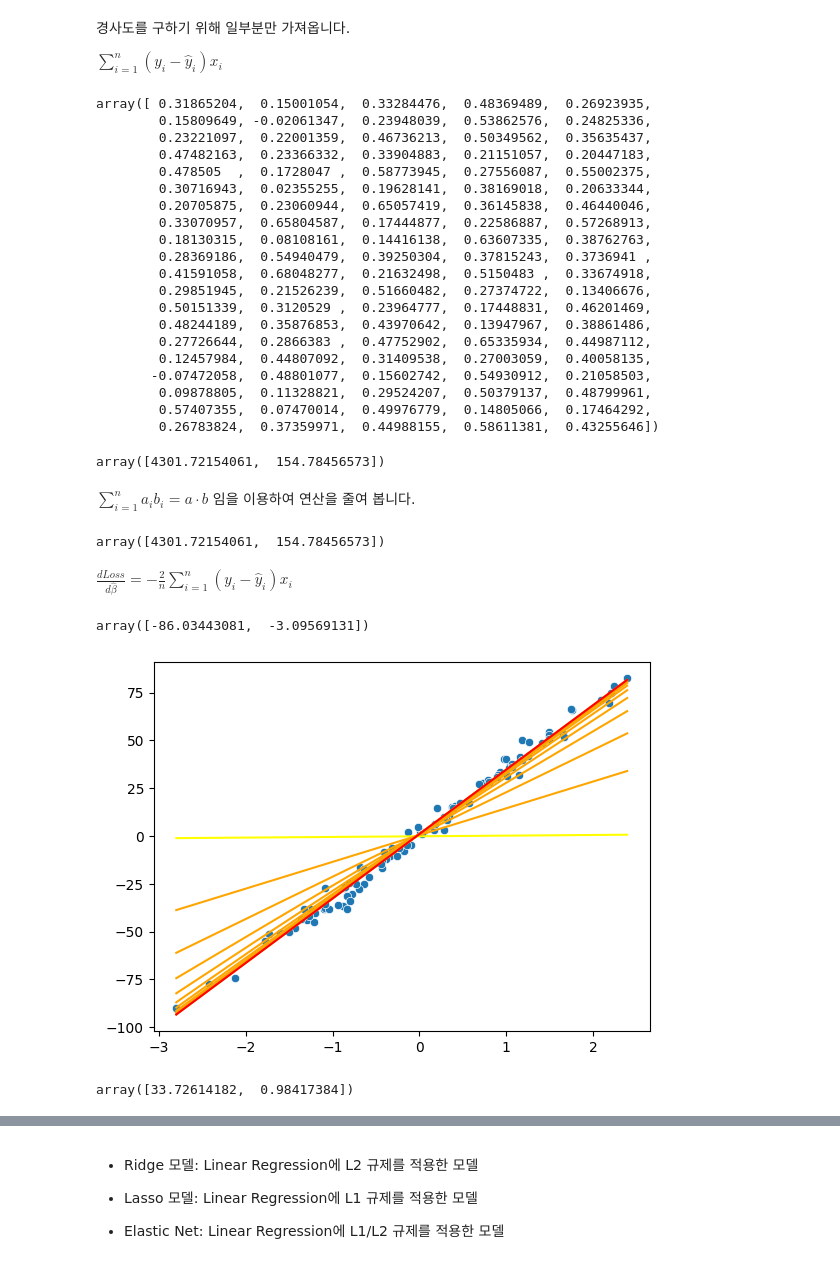
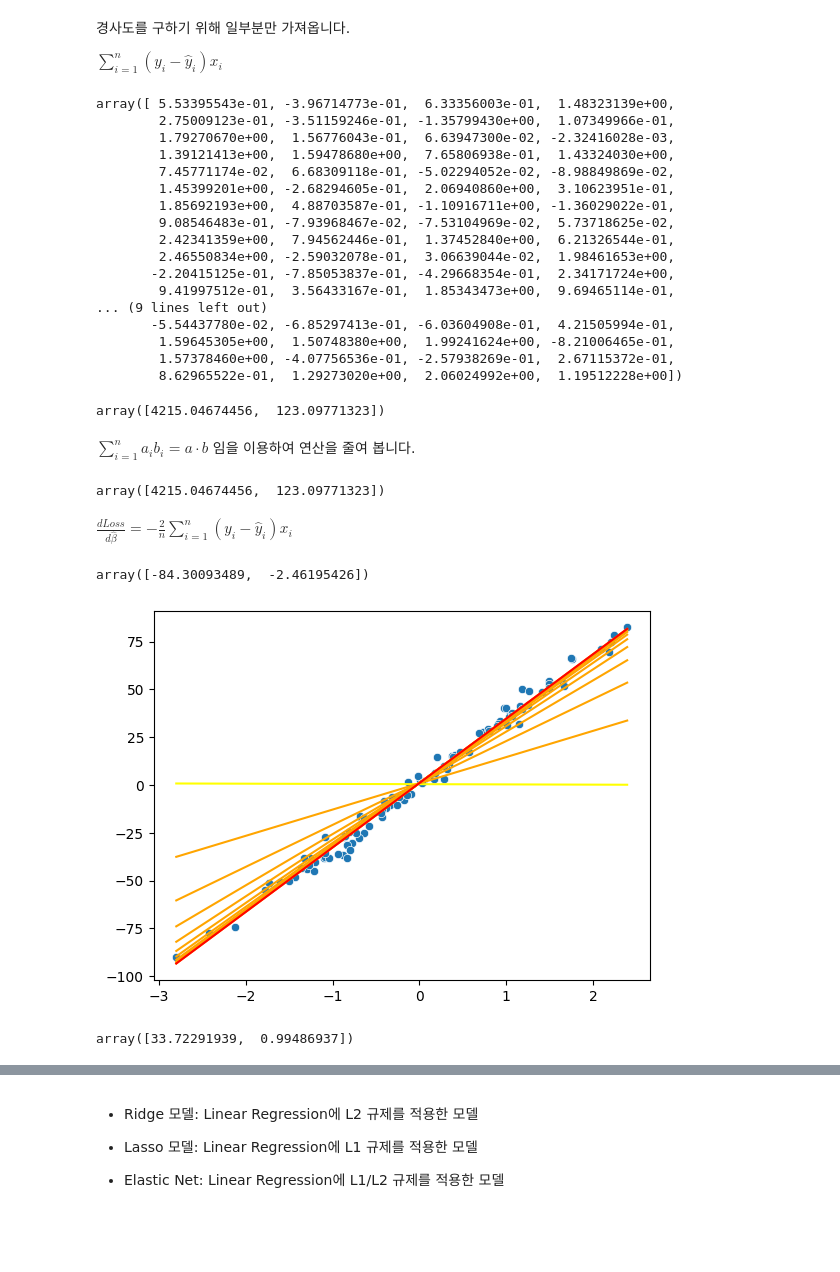
Before and after one commit to sunkusun9/rcmd_2312, a Jupyter notebook: 3. 머신 러닝.ipynb, the cells around one changed output, grey strips where cells are left out. Saved outputs shown, nothing was run; the diff lists cells and outputs as text; code cells hidden in the pictures; blank space fills up the shorter version.

```diff
--- a/3. 머신 러닝.ipynb
+++ b/3. 머신 러닝.ipynb
@@ -287,7 +287,7 @@ plt.show()
 $\hat{\beta} = (X^T X)^{-1} X^T y$
 # %%
 # Linear Regression의 상수항(beta_hat_0)을 행렬연산에 포함시켜 구하기 위해 모두 1인 입력변수를 추가합니다.
-X_1 = # TODO with
+X_1 = np.hstack([X, np.ones((X.shape[0], 1))])
 # 처음 5행만 출력합니다.
 X_1[:5]
 # %% [output]
@@ -299,8 +304,8 @@ array([[-0.09470897,  1.        ],
 # %%
 # OLS를 통한 Linear Regression 모델 학습
-X_gram = # TODO with # X^T, X 행렬곱을 합니다.
-X_gram_inv = # TODO with # X_gram의 역행렬을 구합니다.
-beta_hat = # TODO with # beta_hat을 구합니다.
+X_gram = np.dot(X_1.T, X_1) # X^T, X 행렬곱을 합니다.
+X_gram_inv = np.linalg.inv(X_gram) # X_gram의 역행렬을 구합니다.
+beta_hat = np.dot(np.dot(X_gram_inv, X_1.T), y) # TODO with # beta_hat을 구합니다.
 beta_hat
 # %% [output]
 array([33.9064697 ,  0.96504735])
@@ -350,77 +355,74 @@ array([0.14548449, 0.33243073])
 $\sum_{i=1}^{n}{\left(y_i - \hat{y}_i\right)x_i}$
 # %%
 # 먼저 y_hat: 예측값을 구해봅니다.
-y_hat = # TODO with
+y_hat = np.dot(X_1, beta_hat)
 y_hat
 # %% [output]
-array([ 0.31865204,  0.15001054,  0.33284476,  0.48369489,  0.26923935,
-        0.15809649, -0.02061347,  0.23948039,  0.53862576,  0.24825336,
-        0.23221097,  0.22001359,  0.46736213,  0.50349562,  0.35635437,
-        0.47482163,  0.23366332,  0.33904883,  0.21151057,  0.20447183,
-        0.478505  ,  0.1728047 ,  0.58773945,  0.27556087,  0.55002375,
-        0.30716943,  0.02355255,  0.19628141,  0.38169018,  0.20633344,
-        0.20705875,  0.23060944,  0.65057419,  0.36145838,  0.46440046,
-        0.33070957,  0.65804587,  0.17444877,  0.22586887,  0.57268913,
-        0.18130315,  0.08108161,  0.14416138,  0.63607335,  0.38762763,
-        0.28369186,  0.54940479,  0.39250304,  0.37815243,  0.3736941 ,
-        0.41591058,  0.68048277,  0.21632498,  0.5150483 ,  0.33674918,
-        0.29851945,  0.21526239,  0.51660482,  0.27374722,  0.13406676,
-        0.50151339,  0.3120529 ,  0.23964777,  0.17448831,  0.46201469,
-        0.48244189,  0.35876853,  0.43970642,  0.13947967,  0.38861486,
-        0.27726644,  0.2866383 ,  0.47752902,  0.65335934,  0.44987112,
-        0.12457984,  0.44807092,  0.31409538,  0.27003059,  0.40058135,
-       -0.07472058,  0.48801077,  0.15602742,  0.54930912,  0.21058503,
-        0.09878805,  0.11328821,  0.29524207,  0.50379137,  0.48799961,
-        0.57407355,  0.07470014,  0.49976779,  0.14805066,  0.17464292,
-        0.26783824,  0.37359971,  0.44988155,  0.58611381,  0.43255646])
+array([ 5.53395543e-01, -3.96714773e-01,  6.33356003e-01,  1.48323139e+00,
+        2.75009123e-01, -3.51159246e-01, -1.35799430e+00,  1.07349966e-01,
+        1.79270670e+00,  1.56776043e-01,  6.63947300e-02, -2.32416028e-03,
+        1.39121413e+00,  1.59478680e+00,  7.65806938e-01,  1.43324030e+00,
+        7.45771174e-02,  6.68309118e-01, -5.02294052e-02, -8.98849869e-02,
+        1.45399201e+00, -2.68294605e-01,  2.06940860e+00,  3.10623951e-01,
+        1.85692193e+00,  4.88703587e-01, -1.10916711e+00, -1.36029022e-01,
+        9.08546483e-01, -7.93968467e-02, -7.53104969e-02,  5.73718625e-02,
+        2.42341359e+00,  7.94562446e-01,  1.37452840e+00,  6.21326544e-01,
+        2.46550834e+00, -2.59032078e-01,  3.06639044e-02,  1.98461653e+00,
+       -2.20415125e-01, -7.85053837e-01, -4.29668354e-01,  2.34171724e+00,
+        9.41997512e-01,  3.56433167e-01,  1.85343473e+00,  9.69465114e-01,
+... (9 lines left out)
+       -5.54437780e-02, -6.85297413e-01, -6.03604908e-01,  4.21505994e-01,
+        1.59645305e+00,  1.50748380e+00,  1.99241624e+00, -8.21006465e-01,
+        1.57378460e+00, -4.07756536e-01, -2.57938269e-01,  2.67115372e-01,
+        8.62965522e-01,  1.29273020e+00,  2.06024992e+00,  1.19512228e+00])
 # %%
 np.sum(np.expand_dims(y - y_hat, -1) * X_1, axis=0)
 # %% [output]
-array([4301.72154061,  154.78456573])
+array([4215.04674456,  123.09771323])
 # %% [markdown]
 $\sum_{i=1}^{n}{a_i b_i} = a \cdot b$ 임을 이용하여 연산을 줄여 봅니다.
 # %%
-# TODO with
+np.dot(y - y_hat, X_1)
 # %% [output]
-array([4301.72154061,  154.78456573])
+array([4215.04674456,  123.09771323])
 # %% [markdown]
 $\frac{dLoss}{d\hat{\beta}} = -\frac{2}{n}\sum_{i=1}^{n}{\left(y_i - \hat{y}_i\right)x_i}$
 # %%
-beta_hat_grad = # TODO with
+beta_hat_grad = -2 * np.dot(y - y_hat, X_1) / X_1.shape[0]
 beta_hat_grad
 # %% [output]
-array([-86.03443081,  -3.09569131])
+array([-84.30093489,  -2.46195426])
 # %%
 beta_hat = np.random.uniform(-1, 1, 2) #  -1, 1 사이의 임의 수 2개를 생성합니다.
 sns.scatterplot(x = X[:, 0], y = y)
 # 선형 회귀선을 출력합니다.
 plot_linear_model(X[:, 0].min(), X[:, 0].max(), beta_hat, color='yellow')
 
 learning_rate = 0.02 # 학습율(속도)
 # Epoch마다 손실(loss)을 기록하기 위한 리스트
 losses = []
 for epoch in range(100):
     y_hat = np.dot(X_1, beta_hat) # 현재 회귀 계수의 X_1에 대한 예측 값을 구합니다.
     beta_hat_grad = - 2 * np.dot((y - y_hat), X_1) / X_1.shape[0] # 회귀 계수들의 경사도를 구합니다.
 
-    beta_hat # TODO With # 회귀 계수를 업데이트 합니다.
+    beta_hat -= beta_hat_grad * learning_rate # 회귀 계수를 업데이트 합니다.
 
     # 10 epoch 마다 회귀선을 출력합니다.
     if (epoch + 1) % 10 == 0:
         plot_linear_model(X[:, 0].min(), X[:, 0].max(), beta_hat, color='orange')
 
-    loss = # TODO With # Loss Function: Mean Squared Error를 계산합니다.
+    loss = np.mean(np.square(y - np.dot(X_1, beta_hat))) # Loss Function: Mean Squared Error를 계산합니다.
 
     losses.append(loss)
 # 최종 학습된 선형 회귀선을 출력합니다.
 plot_linear_model(X[:, 0].min(), X[:, 0].max(), beta_hat, color='red')
 plt.show()
 # %% [output]
-[figure, old version]
+[figure, new version]
 # %%
 beta_hat
 # %% [output]
-array([33.72614182,  0.98417384])
+array([33.72291939,  0.99486937])
 # %%
 sns.lineplot(losses)
 plt.gca().set_xlabel('Epoch')
```
Also changed, not shown: parts of 55 cells of this notebook, 1 other file.
